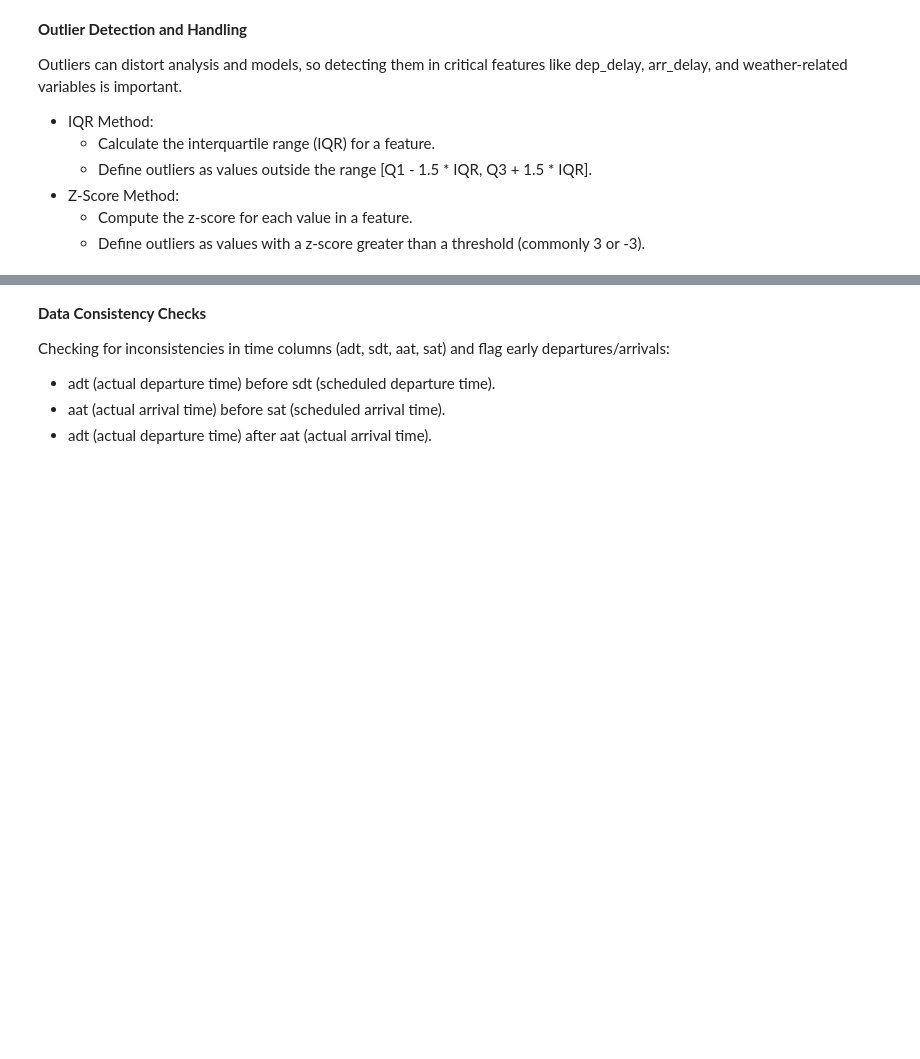
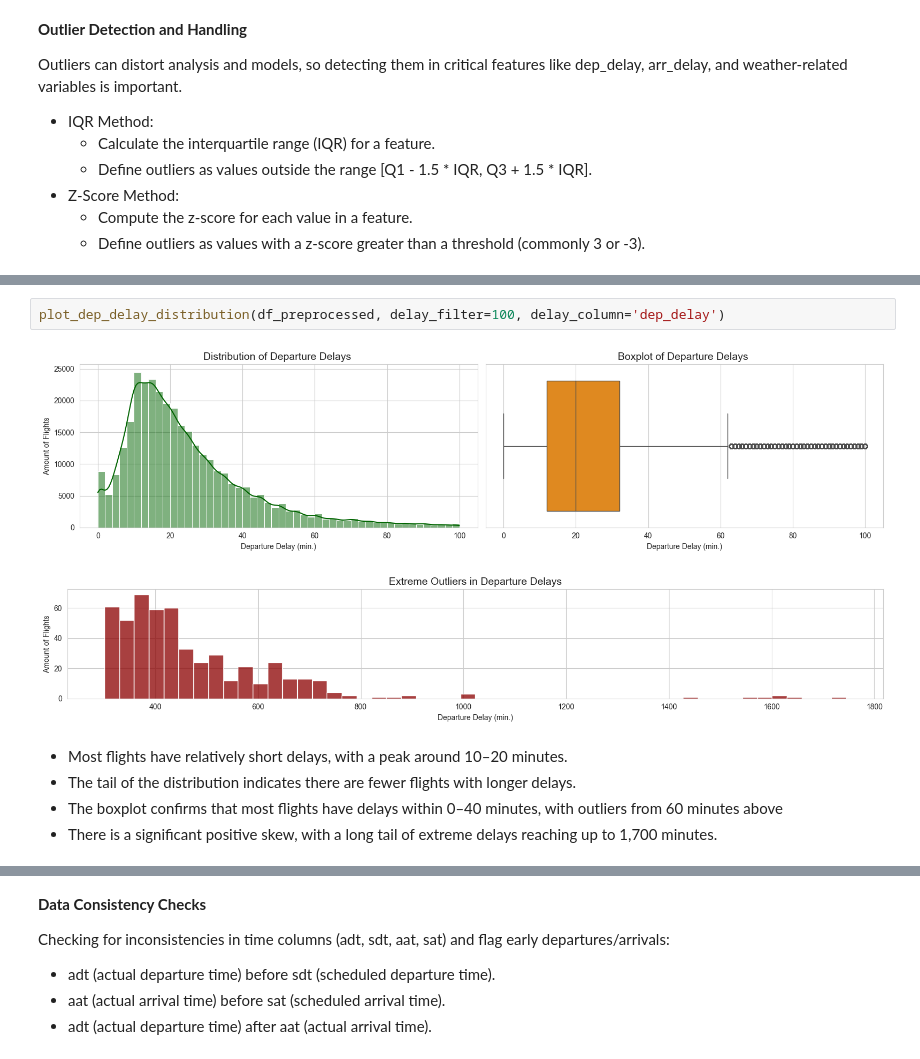
Before and after one commit to DT-Service-Consulting/avstats, a Jupyter notebook: avstats/AvStats_EDA.ipynb, the cells around one changed output, grey strips where cells are left out. Cells and saved outputs as stored; diff of their text form; blank space fills up the shorter version.

```diff
--- a/avstats/AvStats_EDA.ipynb
+++ b/avstats/AvStats_EDA.ipynb
@@ -168,0 +147,10 @@ df_without_outliers
+# %%
+plot_dep_delay_distribution(df_preprocessed, delay_filter=100, delay_column='dep_delay')
+# %% [output]
+[figure, added]
+[figure, added]
+# %% [markdown]
+* Most flights have relatively short delays, with a peak around 10–20 minutes.
+* The tail of the distribution indicates there are fewer flights with longer delays.
+* The boxplot confirms that most flights have delays within 0–40 minutes, with outliers from 60 minutes above
+* There is a significant positive skew, with a long tail of extreme delays reaching up to 1,700 minutes.
```
Also changed, not shown: parts of 29 cells of this notebook, 3 other files.
